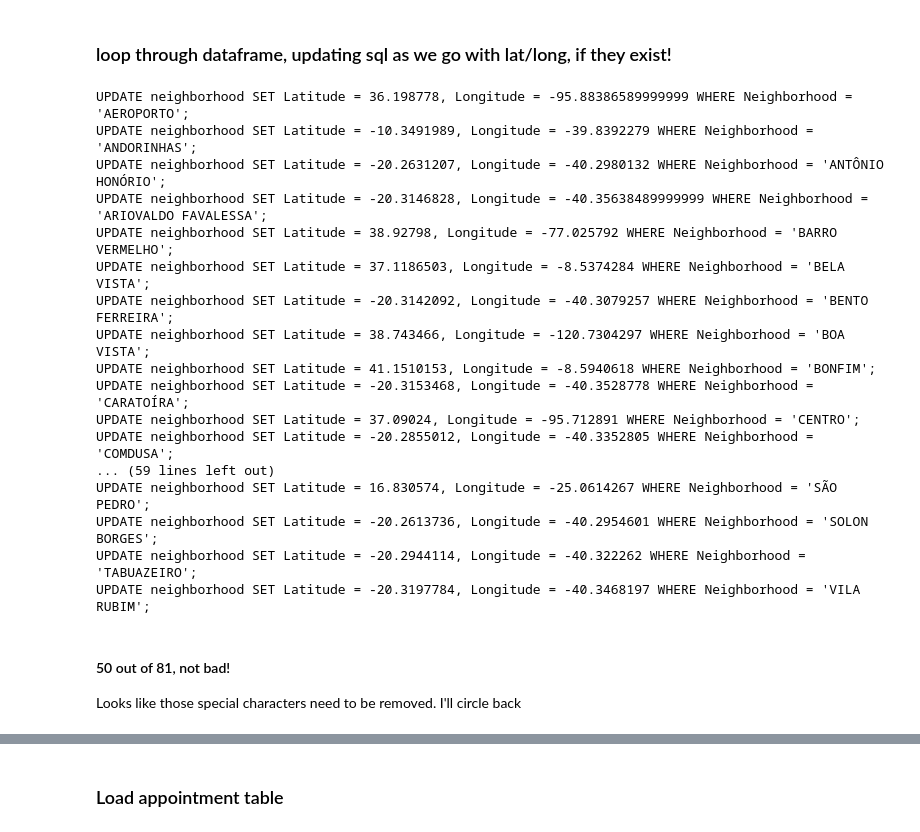
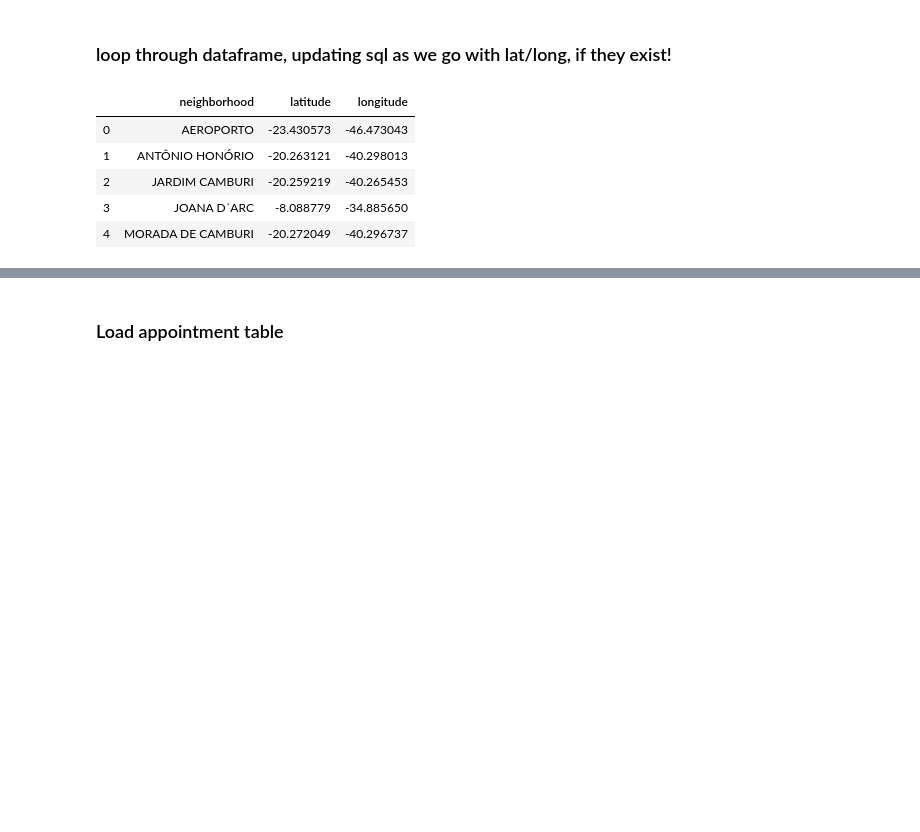
Before and after one commit to kasiewong/medical_no_shows, a Jupyter notebook: notebooks/import_data.ipynb, the cells around one changed output, grey strips where cells are left out. Saved outputs shown, nothing was run; the diff lists cells and outputs as text; code cells hidden in the pictures; blank space fills up the shorter version.

Commit message:
adding lat-long and new view

```diff
--- a/notebooks/import_data.ipynb
+++ b/notebooks/import_data.ipynb
@@ -232,63 +232,65 @@ neighbor_df.head()
 # %%
 # array to store neighborhoods we can't match
 missing_hoods = []
+# array for neighborhood geo coordinates
+hoods = []
+lats = []
+longs = []
 
 # loop through neighborhood df
 for index, row in neighbor_df.iterrows():
 
     # target address is the row's neighborhood
-    target_address = row['Neighborhood']
+    target_address = row['neighborhood']
 
     # build the endpoint URL
 
 #     target_url = ('https://maps.googleapis.com/maps/api/geocode/json?address={0}&key={1}').format(target_address, gkey)
-    target_url = 'https://maps.googleapis.com/maps/api/geocode/json?components=locality:' + target_address + '&country:BR&key=' + gkey
+    target_url = 'https://maps.googleapis.com/maps/api/geocode/json?components=locality:' + target_address + '|country:BR&key=' + gkey
 
 #     print(target_url)
     # run a request to endpoint and convert result to json
     geo_data = requests.get(target_url).json()
 
     # try to extract the lat/long
     try:
 
         # Extract latitude and longitude
         lat = geo_data["results"][0]["geometry"]["location"]["lat"]
         lng = geo_data["results"][0]["geometry"]["location"]["lng"]
 
+        # append to all the arrays
+        hoods.append(target_address)
+        lats.append(lat)
+        longs.append(lng)
+
 #         print(f'Lat: {lat} Long: {lng}')
 
         # update the data base
-        sql = "UPDATE neighborhood SET ""Latitude"" = " + str(lat) + ", ""Longitude"" = " + str(lng) + " WHERE ""Neighborhood"" = '" + target_address + "';"
-        print(sql)
+        sql = "UPDATE neighborhood SET ""Latitude"" = " + str(lat) + ", ""Longitude"" = " + str(lng) + " WHERE ""neighborhood"" = '" + target_address + "';"
         engine.execute(sql)
 
     except:
 
         missing_hoods.append(target_address)
 
+geo_df = pd.DataFrame({
+    'neighborhood': hoods,
+    'latitude': lats,
+    'longitude': longs
+})
+
+geo_df.head()
+
 # look at the ones we missed
 # print(f'Missing hoods: {missing_hoods}')
 # %% [output]
-UPDATE neighborhood SET Latitude = 36.198778, Longitude = -95.88386589999999 WHERE Neighborhood = 'AEROPORTO';
-UPDATE neighborhood SET Latitude = -10.3491989, Longitude = -39.8392279 WHERE Neighborhood = 'ANDORINHAS';
-UPDATE neighborhood SET Latitude = -20.2631207, Longitude = -40.2980132 WHERE Neighborhood = 'ANTÔNIO HONÓRIO';
-UPDATE neighborhood SET Latitude = -20.3146828, Longitude = -40.35638489999999 WHERE Neighborhood = 'ARIOVALDO FAVALESSA';
-UPDATE neighborhood SET Latitude = 38.92798, Longitude = -77.025792 WHERE Neighborhood = 'BARRO VERMELHO';
-UPDATE neighborhood SET Latitude = 37.1186503, Longitude = -8.5374284 WHERE Neighborhood = 'BELA VISTA';
-UPDATE neighborhood SET Latitude = -20.3142092, Longitude = -40.3079257 WHERE Neighborhood = 'BENTO FERREIRA';
-UPDATE neighborhood SET Latitude = 38.743466, Longitude = -120.7304297 WHERE Neighborhood = 'BOA VISTA';
-UPDATE neighborhood SET Latitude = 41.1510153, Longitude = -8.5940618 WHERE Neighborhood = 'BONFIM';
-UPDATE neighborhood SET Latitude = -20.3153468, Longitude = -40.3528778 WHERE Neighborhood = 'CARATOÍRA';
-UPDATE neighborhood SET Latitude = 37.09024, Longitude = -95.712891 WHERE Neighborhood = 'CENTRO';
-UPDATE neighborhood SET Latitude = -20.2855012, Longitude = -40.3352805 WHERE Neighborhood = 'COMDUSA';
-... (59 lines left out)
-UPDATE neighborhood SET Latitude = 16.830574, Longitude = -25.0614267 WHERE Neighborhood = 'SÃO PEDRO';
-UPDATE neighborhood SET Latitude = -20.2613736, Longitude = -40.2954601 WHERE Neighborhood = 'SOLON BORGES';
-UPDATE neighborhood SET Latitude = -20.2944114, Longitude = -40.322262 WHERE Neighborhood = 'TABUAZEIRO';
-UPDATE neighborhood SET Latitude = -20.3197784, Longitude = -40.3468197 WHERE Neighborhood = 'VILA RUBIM';
+|  | neighborhood | latitude | longitude |
+| 0 | AEROPORTO | -23.430573 | -46.473043 |
+| 1 | ANTÔNIO HONÓRIO | -20.263121 | -40.298013 |
+| 2 | JARDIM CAMBURI | -20.259219 | -40.265453 |
+| 3 | JOANA D´ARC | -8.088779 | -34.885650 |
+| 4 | MORADA DE CAMBURI | -20.272049 | -40.296737 |
-# %% [markdown]
-#### 50 out of 81, not bad!
-Looks like those special characters need to be removed.  I'll circle back
 # %%
 # checking it out from the database
 engine.execute("SELECT * FROM neighborhood WHERE latitude IS NOT NULL LIMIT 10").fetchall()
```
Also changed, not shown: parts of 5 cells of this notebook, 2 other files.
